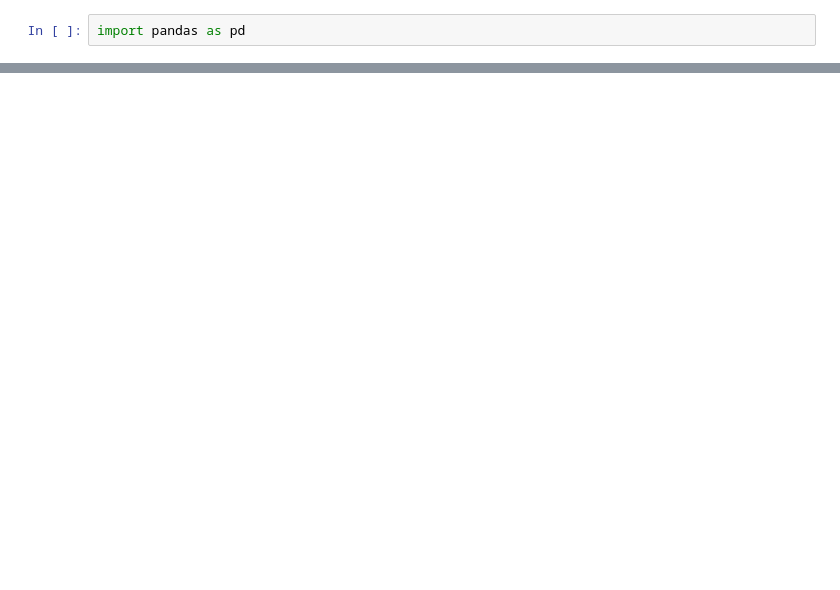
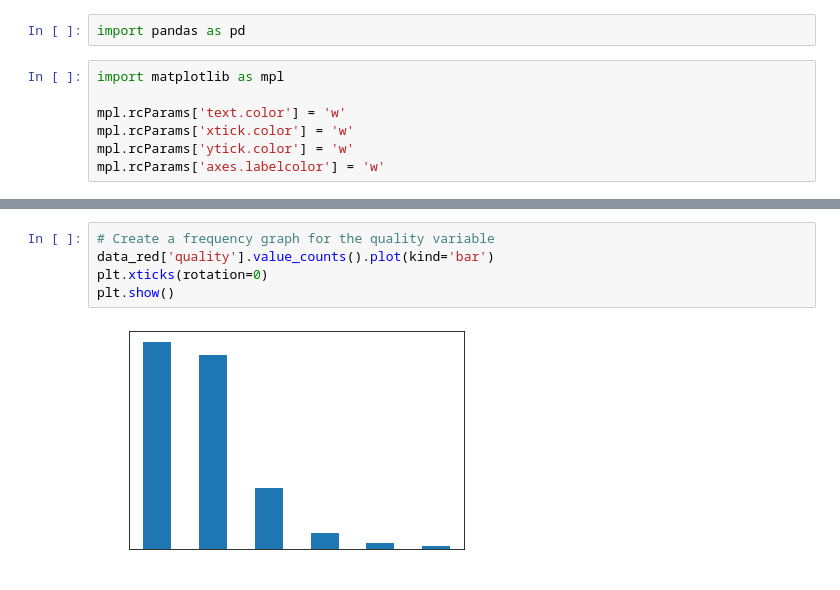
Before and after one commit to shosang/Data-Analytics-sandbox, a Jupyter notebook: 2. Univariate Analysis.ipynb, the cells around one changed output, grey strips where cells are left out. Drawn from its saved outputs; the diff is of its cells as text; blank space fills up the shorter version.

```diff
--- a/2. Univariate Analysis.ipynb
+++ b/2. Univariate Analysis.ipynb
@@ -1,4 +1,11 @@
 # %%
 import pandas as pd
+# %%
+import matplotlib as mpl
+
+mpl.rcParams['text.color'] = 'w'
+mpl.rcParams['xtick.color'] = 'w'
+mpl.rcParams['ytick.color'] = 'w'
+mpl.rcParams['axes.labelcolor'] = 'w'
 # %%
 # Read in data
@@ -16,0 +51,7 @@ data_red.describe()
+# %%
+# Create a frequency graph for the quality variable
+data_red['quality'].value_counts().plot(kind='bar')
+plt.xticks(rotation=0)
+plt.show()
+# %% [output]
+[figure, added]
```
Also changed, not shown: parts of 4 cells of this notebook, 4 other files.
